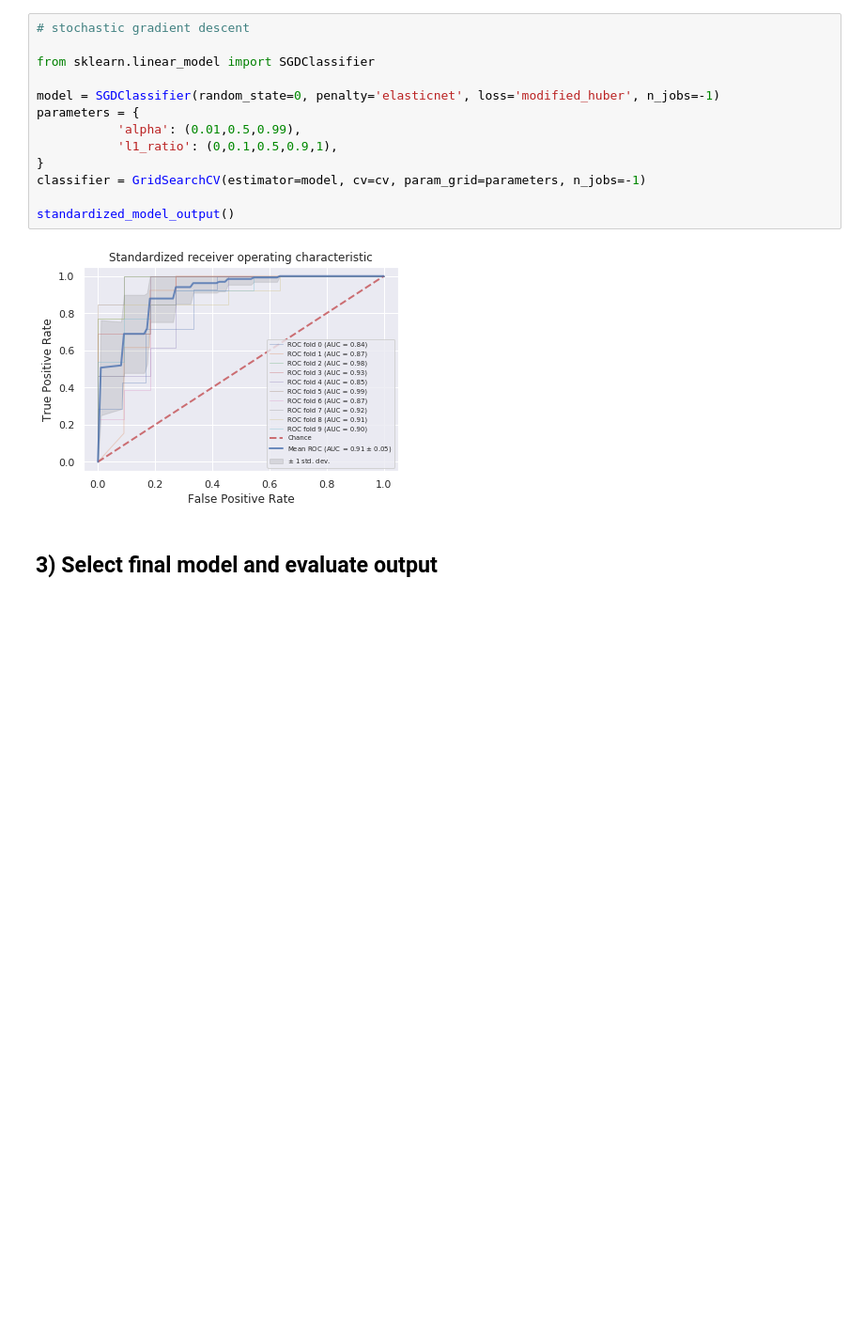
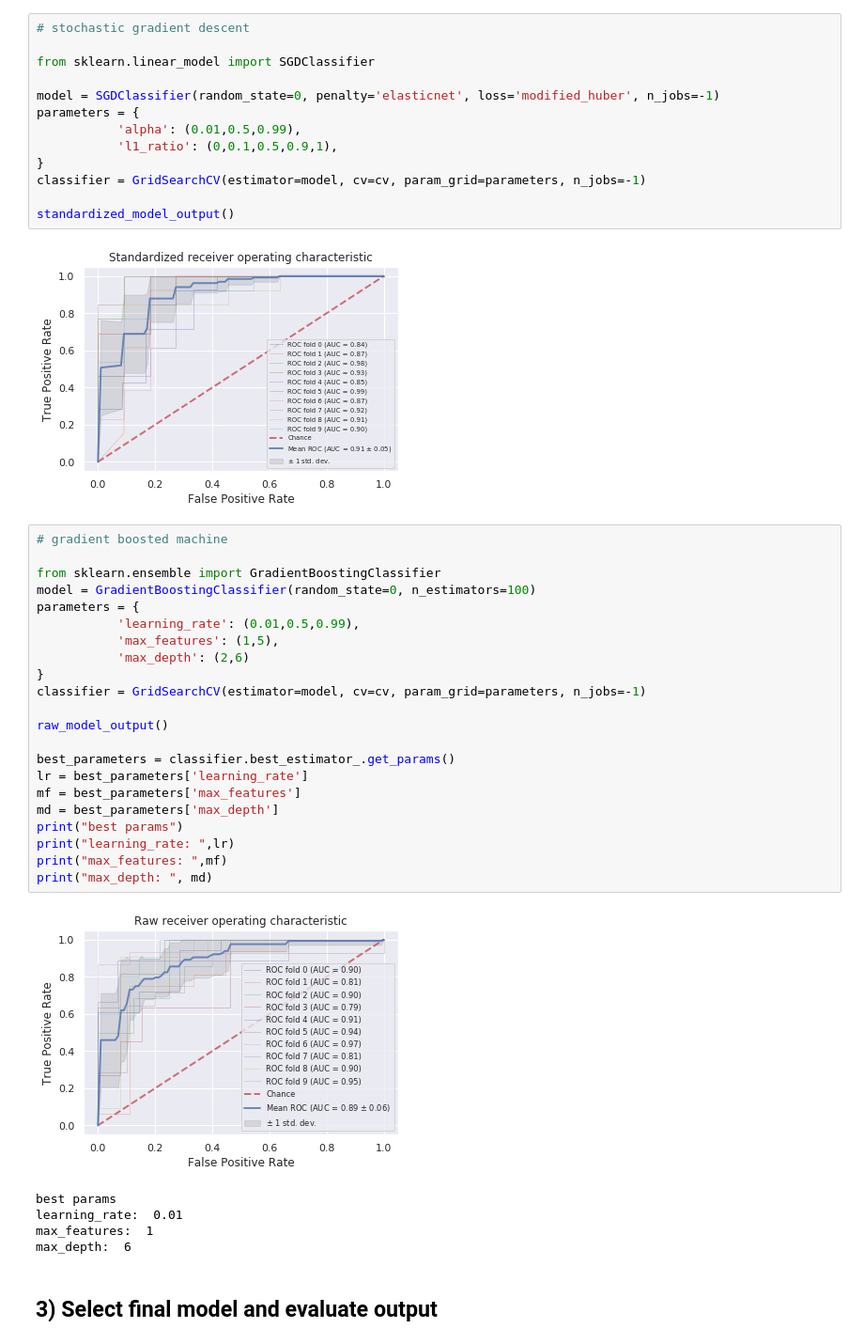
Before and after one commit to airnel48/Heart-Disease-Prediction, a Jupyter notebook: Predict-Heart-Disease-Cleveland-Database.ipynb, the cells around one changed output. Shown at 94% size. Saved outputs shown, nothing was run; the diff lists cells and outputs as text; blank space fills up the shorter version.

```diff
--- a/Predict-Heart-Disease-Cleveland-Database.ipynb
+++ b/Predict-Heart-Disease-Cleveland-Database.ipynb
@@ -587,6 +579,34 @@ classifier = GridSearchCV(estimator=model, cv=cv, param_grid=parameters, n_jobs=
 standardized_model_output()
 # %% [output]
 [figure]
+# %%
+# gradient boosted machine
+
+from sklearn.ensemble import GradientBoostingClassifier
+model = GradientBoostingClassifier(random_state=0, n_estimators=100)
+parameters = {
+           'learning_rate': (0.01,0.5,0.99),
+           'max_features': (1,5),
+           'max_depth': (2,6)
+}
+classifier = GridSearchCV(estimator=model, cv=cv, param_grid=parameters, n_jobs=-1)
+
+raw_model_output()
+
+best_parameters = classifier.best_estimator_.get_params()
+lr = best_parameters['learning_rate']
+mf = best_parameters['max_features']
+md = best_parameters['max_depth']
+print("best params")
+print("learning_rate: ",lr)
+print("max_features: ",mf)
+print("max_depth: ", md)
+# %% [output]
+[figure, added]
+best params
+learning_rate:  0.01
+max_features:  1
+max_depth:  6
 # %% [markdown]
 ## 3) Select final model and evaluate output
 # %% [markdown]
```
Also changed, not shown: parts of 19 cells of this notebook.
